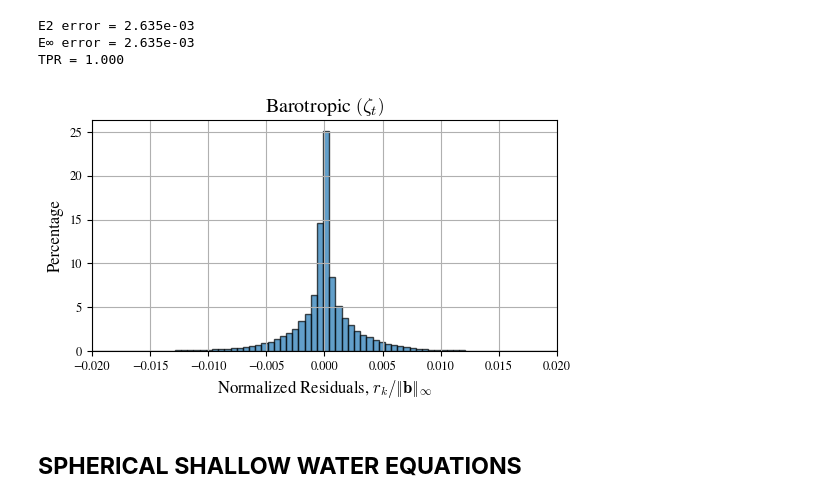
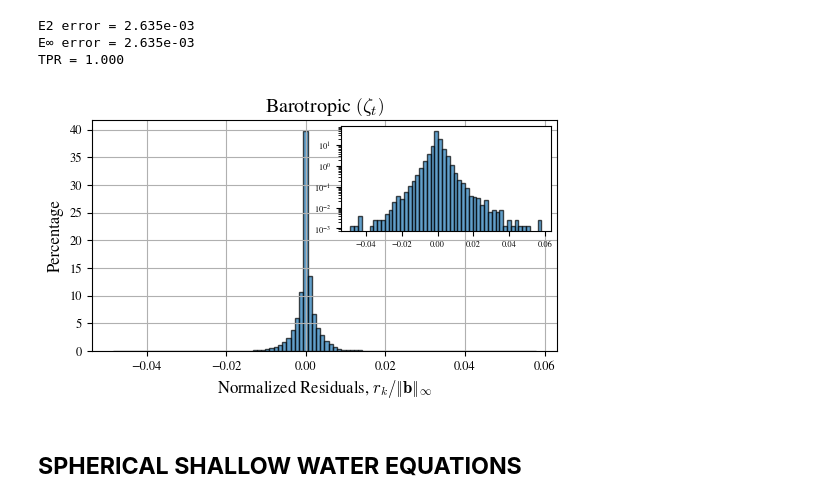
Before and after one commit to MathBioCU/WSINDy4Weather, a Jupyter notebook: wsindy_for_weather_examples.ipynb, the cells around one changed output. Cells and saved outputs as stored; diff of their text form; code cells hidden in the pictures.

```diff
--- a/wsindy_for_weather_examples.ipynb
+++ b/wsindy_for_weather_examples.ipynb
@@ -66,7 +66,7 @@ A little bit of set-up...
 plt.rcParams['mathtext.fontset'] = 'cm'
 plt.rcParams['font.family'] = 'STIXGeneral'
 plt.rcParams['font.size'] = 12
-plt.rcParams['figure.dpi'] = 300
+plt.rcParams['figure.dpi'] = 100
 
 matplotlib.rc('xtick', labelsize=9, direction='out')
 matplotlib.rc('ytick', labelsize=9, direction='out')
@@ -123,9 +123,9 @@ In this example, we use data from a numerical solution to the $(2+1)$-dimensiona
 # %%
 noise = 0.
 # %%
-data_path_w = file_path + '/PyQuasiGeostrophic/geostrophic_W (1).csv' # vorticity (Hz)
-data_path_u = file_path + '/PyQuasiGeostrophic/geostrophic_U (1).csv' # wind x (m/s)
-data_path_v = file_path + '/PyQuasiGeostrophic/geostrophic_V (1).csv' # wind y (m/s)
+data_path_w = file_path + '/PyQuasiGeostrophic/geostrophic_W.csv' # vorticity (Hz)
+data_path_u = file_path + '/PyQuasiGeostrophic/geostrophic_U.csv' # wind x (m/s)
+data_path_v = file_path + '/PyQuasiGeostrophic/geostrophic_V.csv' # wind y (m/s)
 
 # Read in CSV data
 W = np.loadtxt(data_path_w, delimiter=',')
@@ -430,22 +430,27 @@ E2 error = 2.635e-03
 E∞ error = 2.635e-03
 TPR = 1.000
 # %%
+from mpl_toolkits.axes_grid1.inset_locator import inset_axes
+
 # Plot residuals, r = lhs - library*w
 r = model.lhs - model.library @ model.coeffs
 b_inf = abs(model.lhs).max().item()
 weights = 100*torch.ones_like(r)/len(r)
 
-plt.figure(figsize=(6,3))
-plt.grid(True)
-plt.hist(r/b_inf, bins=200, edgecolor='k', alpha=0.7, weights=weights)
-plt.title(r'Barotropic $\left(\zeta_t\right)$')
-plt.xlabel(r'Normalized Residuals, $r_k/|\!|\mathbf{b}|\!|_{\infty}$')
-plt.ylabel('Percentage')
-#plt.yscale('log')
-plt.xlim([-0.02,0.02])
+fig, ax = plt.subplots(figsize=(6,3))
+ax.grid(True)
+n, bins, patches = ax.hist(r/b_inf, bins=100, edgecolor='k', alpha=0.7, weights=weights)
+ax.set_title(r'Barotropic $\left(\zeta_t\right)$')
+ax.set_xlabel(r'Normalized Residuals, $r_k/|\!|\mathbf{b}|\!|_{\infty}$')
+ax.set_ylabel('Percentage')
+
+inset = fig.add_axes([0.54, 0.51, 0.35, 0.35])
+inset.hist(r/b_inf, bins=50, edgecolor='k', alpha=0.7, weights=weights)
+inset.set_yscale('log')
+inset.tick_params(axis='both', which='both', labelsize=6)
 plt.show()
 # %% [output]
-[figure, old version]
+[figure, new version]
 # %%
 # Reset variables for next example
 del E2,Einf, columns,info
```
Also changed, not shown: parts of 3 cells of this notebook.
